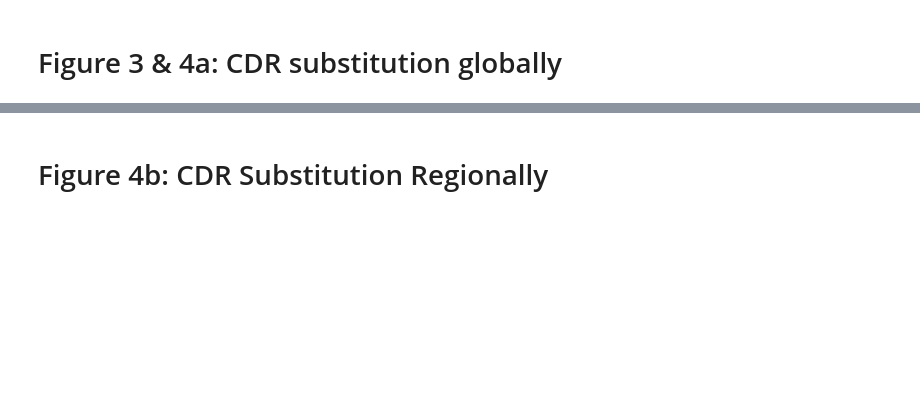
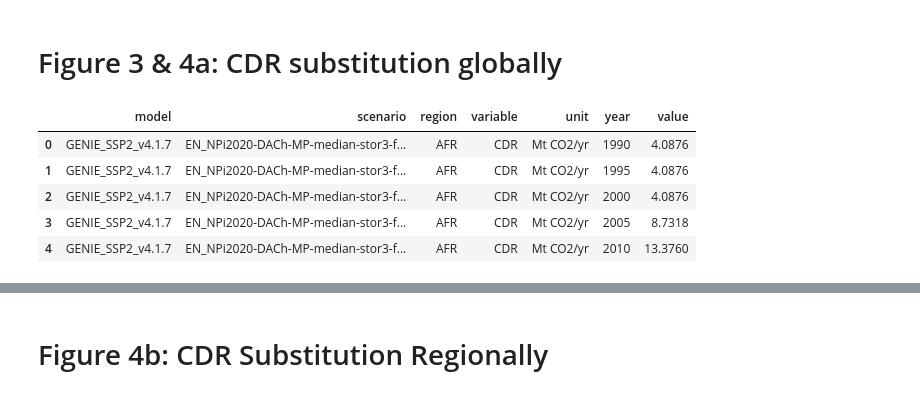
Before and after one commit to iiasa/gidden_brutschin_et_al_2023, a Jupyter notebook: figures/figs_1-4.ipynb, the cells around one changed output, grey strips where cells are left out. Saved outputs shown, nothing was run; the diff lists cells and outputs as text; code cells hidden in the pictures; blank space fills up the shorter version.

```diff
--- a/figures/figs_1-4.ipynb
+++ b/figures/figs_1-4.ipynb
@@ -125,12 +151,19 @@ fig.savefig('./files/fig2.svg', bbox_inches='tight')
 # %%
 variables = [
     '*Carbon Sequestration|*',
     '*CDR*',
 ]
 df = (
     fulldf
     .filter(variable=variables)
     .filter(scenario='EN_NPi2020-DACn-MP-median-stor3-phs-govm_500', keep=False) # remove no-limit DAC
     .filter(scenario='EN_NPi2020-median-stor3-phs-govmSSP*-CO2total_1000', keep=False) # remove no-DAC governance cases
 )
-df.variable
+df.head()
+# %% [output]
+|  | model | scenario | region | variable | unit | year | value |
+| 0 | GENIE_SSP2_v4.1.7 | EN_NPi2020-DACh-MP-median-stor3-f... | AFR | CDR | Mt CO2/yr | 1990 | 4.0876 |
+| 1 | GENIE_SSP2_v4.1.7 | EN_NPi2020-DACh-MP-median-stor3-f... | AFR | CDR | Mt CO2/yr | 1995 | 4.0876 |
+| 2 | GENIE_SSP2_v4.1.7 | EN_NPi2020-DACh-MP-median-stor3-f... | AFR | CDR | Mt CO2/yr | 2000 | 4.0876 |
+| 3 | GENIE_SSP2_v4.1.7 | EN_NPi2020-DACh-MP-median-stor3-f... | AFR | CDR | Mt CO2/yr | 2005 | 8.7318 |
+| 4 | GENIE_SSP2_v4.1.7 | EN_NPi2020-DACh-MP-median-stor3-f... | AFR | CDR | Mt CO2/yr | 2010 | 13.3760 |
```
Also changed, not shown: parts of 16 cells of this notebook, 2 other files.
